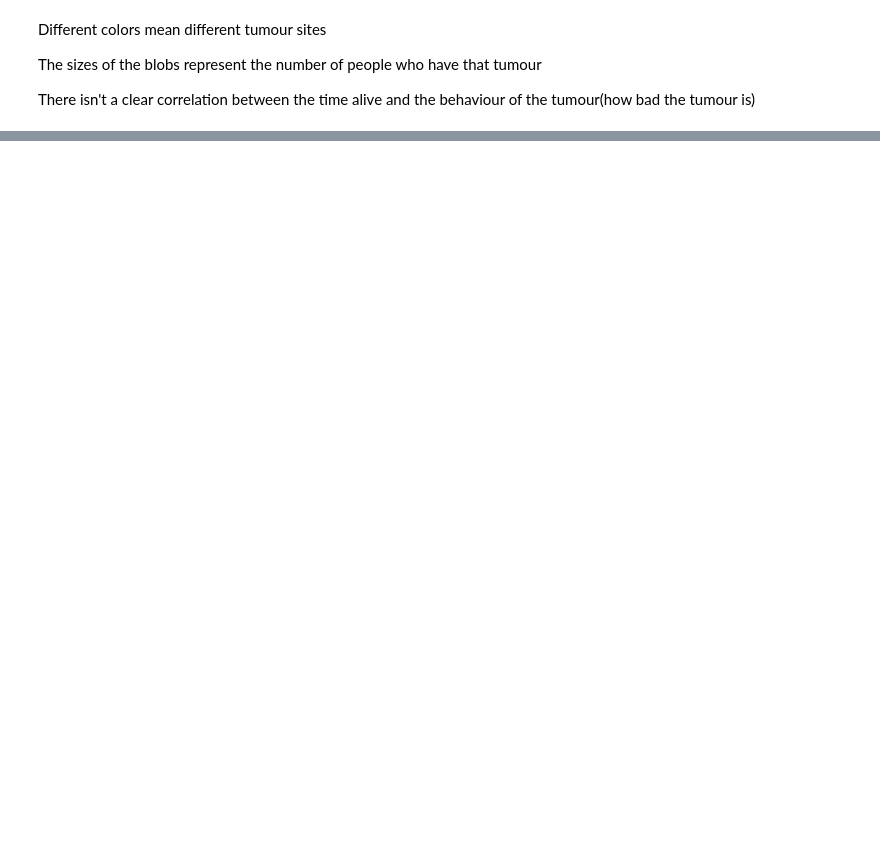
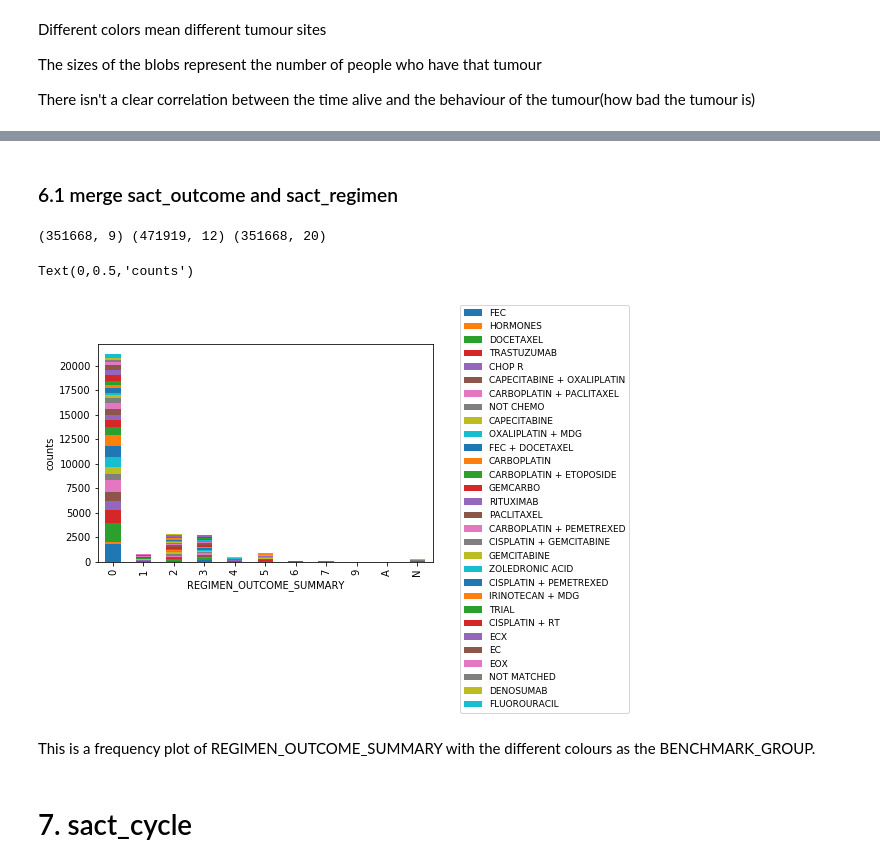
Before and after one commit to UCL-simulacrum/EDA, a Jupyter notebook: cancerdata_EDA.ipynb, the cells around one changed output, grey strips where cells are left out. Saved outputs shown, nothing was run; the diff lists cells and outputs as text; code cells hidden in the pictures; blank space fills up the shorter version.

```diff
--- a/cancerdata_EDA.ipynb
+++ b/cancerdata_EDA.ipynb
@@ -326,0 +272,3 @@ sact_tumour.head()
+# %%
+sact_outcome = pd.read_csv('simulacrum_release_v1.1.0/sim_sact_outcome.csv')
+sact_outcome.head()
@@ -326,0 +282,28 @@ sact_tumour.head()
+# %% [markdown]
+### 6.1 merge sact_outcome and sact_regimen
+# %%
+outcome_regimen = pd.merge(sact_regimen,sact_outcome,on='MERGED_REGIMEN_ID')
+print(sact_outcome.shape, sact_regimen.shape, outcome_regimen.shape)
+# %% [output]
+(351668, 9) (471919, 12) (351668, 20)
+# %%
+col = 'REGIMEN_OUTCOME_SUMMARY'
+regimen_feature = outcome_regimen[['BENCHMARK_GROUP',col]] \
+                    .groupby([col, 'BENCHMARK_GROUP']) \
+                    .agg({'BENCHMARK_GROUP':'size'}) \
+                    .rename(columns={'BENCHMARK_GROUP':'Regimen count'}) \
+                    .reset_index()
+regimen_feature = regimen_feature.pivot(index=col, columns='BENCHMARK_GROUP')['Regimen count']
+
+vc = outcome_regimen['BENCHMARK_GROUP'].value_counts()
+topreg = regimen_feature[list(vc[:30].keys())]
+ax = topreg.plot(kind='bar', stacked=True)
+ax.legend(bbox_to_anchor=(1.1, 0.7, 0.5, 0.5),prop={'size':9})
+ax.set_ylabel('counts')
+# %% [output]
+Text(0,0.5,'counts')
+[figure, added]
+# %% [markdown]
+This is a frequency plot of REGIMEN_OUTCOME_SUMMARY with the different colours as the BENCHMARK_GROUP.
+# %% [markdown]
+# 7. sact_cycle
```
Also changed, not shown: parts of 43 cells of this notebook.
